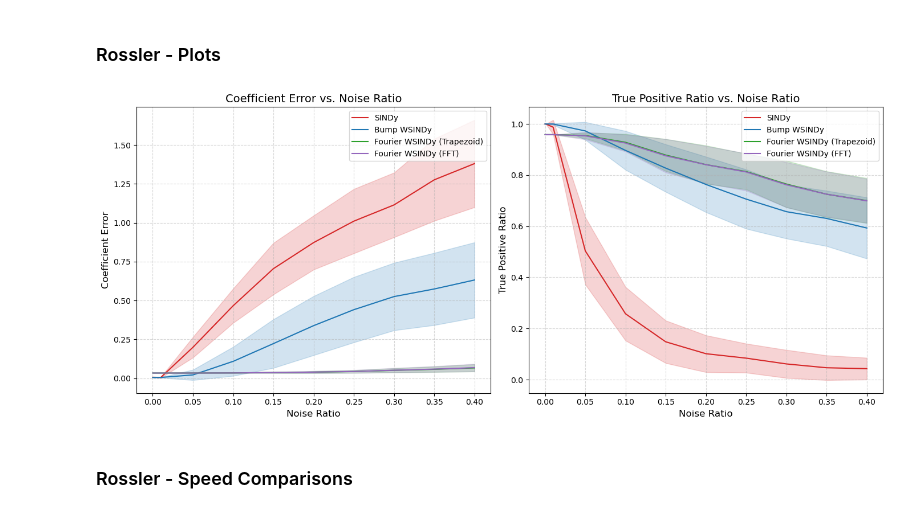
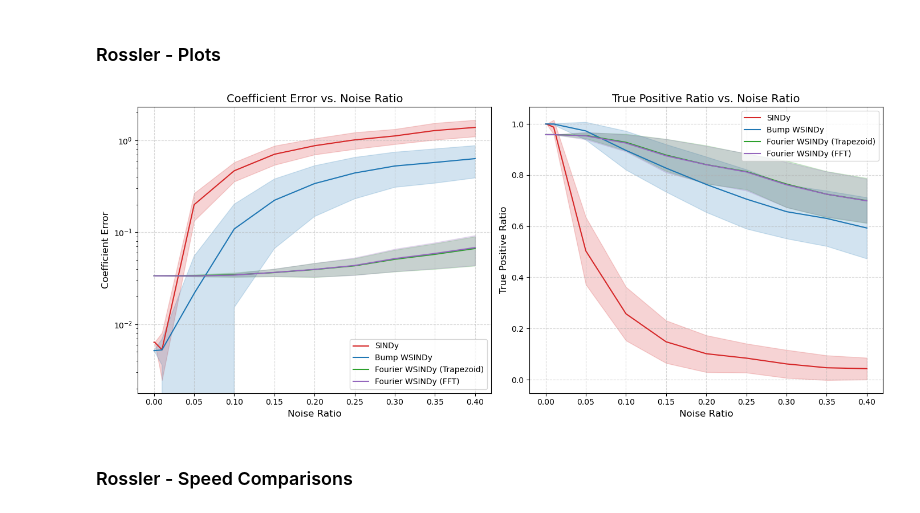
Before and after one commit to Zhiheng-Chen/FourierWeakSINDy, a Jupyter notebook: plots.ipynb, the cells around one changed output. Drawn from its saved outputs; the diff is of its cells as text; code cells hidden in the pictures.

```diff
--- a/plots.ipynb
+++ b/plots.ipynb
@@ -88,35 +88,35 @@ fig, axs = plt.subplots(1, 2, figsize=(14, 6))
 # error plot
 ax1 = axs[0]
 for name, err_mean_key, err_std_key, _, _, color in methods:
     mean = data[err_mean_key].flatten()
     std = data[err_std_key].flatten()
-    ax1.plot(arr_sig_NR, mean, label=name, color=color)
+    ax1.semilogy(arr_sig_NR, mean, label=name, color=color)
     ax1.fill_between(arr_sig_NR, mean - std, mean + std, color=color, alpha=0.2)
 
 ax1.set_title("Coefficient Error vs. Noise Ratio", fontsize=14)
 ax1.set_xlabel("Noise Ratio", fontsize=12)
 ax1.set_ylabel("Coefficient Error", fontsize=12)
 ax1.grid(True, linestyle="--", alpha=0.5)
 ax1.legend()
 
 # TPR plot
 ax2 = axs[1]
 for name, _, _, tpr_mean_key, tpr_std_key, color in methods:
     mean = data[tpr_mean_key].flatten()
     std = data[tpr_std_key].flatten()
     ax2.plot(arr_sig_NR, mean, label=name, color=color)
     ax2.fill_between(arr_sig_NR, mean - std, mean + std, color=color, alpha=0.2)
 
 ax2.set_title("True Positive Ratio vs. Noise Ratio", fontsize=14)
 ax2.set_xlabel("Noise Ratio", fontsize=12)
 ax2.set_ylabel("True Positive Ratio", fontsize=12)
 ax2.grid(True, linestyle="--", alpha=0.5)
 ax2.legend()
 
 plt.tight_layout()
 plt.show()
 # %% [output]
-[figure, old version]
+[figure, new version]
 # %% [markdown]
 ### Rossler - Speed Comparisons
 # %%
```
Also changed, not shown: 11 other files.
